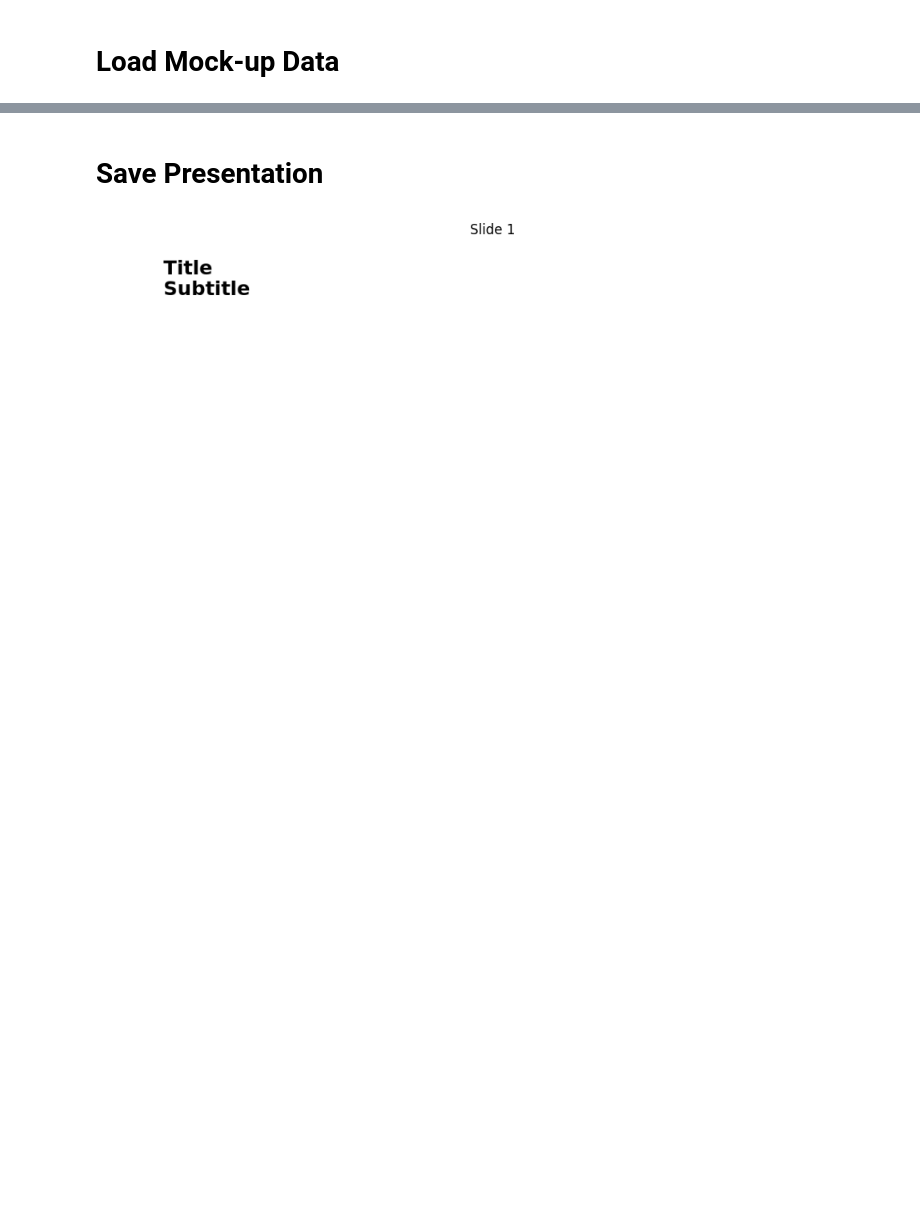
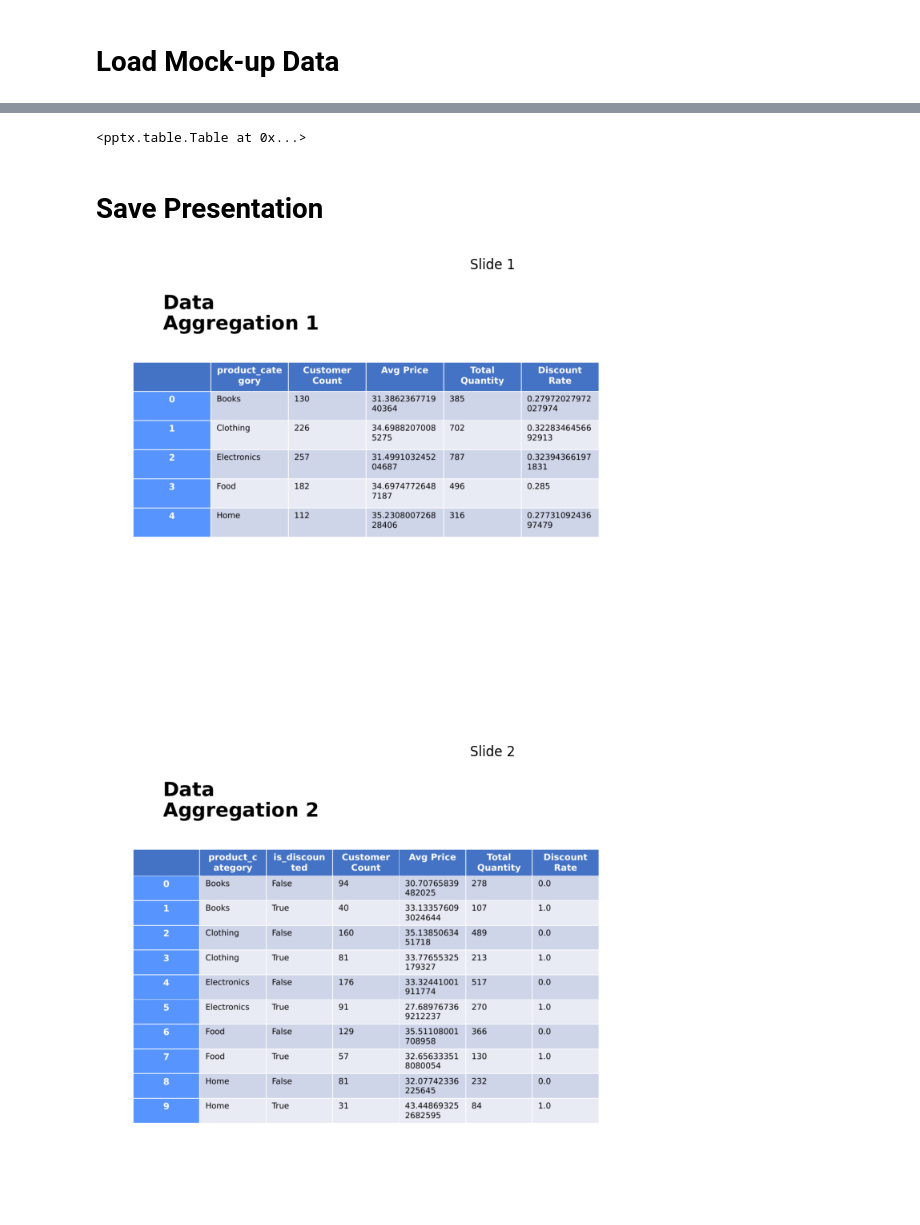
Before and after one commit to toddbenanzer/work_utils2, a Jupyter notebook: notebooks/presentation/example_01_simple_slides.ipynb, the cells around one changed output, grey strips where cells are left out. Cells and saved outputs as stored; diff of their text form; code cells hidden in the pictures; blank space fills up the shorter version.

Commit message:
Enhance PowerPoint presentation module with detailed table addition and improve preview utility to convert PPTX to PDF before generating images

```diff
--- a/notebooks/presentation/example_01_simple_slides.ipynb
+++ b/notebooks/presentation/example_01_simple_slides.ipynb
@@ -49,3 +91,9 @@ slide.add_table(data=agg_df, left=0.5, top=1.5, width=8, height=3)
+# %%
+slide = ppt.add_slide('Title Only')
+slide.set_title(title='Data', subtitle='Aggregation 2')
+slide.add_table(data=agg_df, left=0.5, top=1.5, width=8, height=3)
+# %% [output]
+<pptx.table.Table at 0x...>
 # %% [markdown]
 # Save Presentation
 # %%
@@ -60,6 +101,7 @@ slide.set_title(title='Data', subtitle='Aggregation 1')
 # %%
 from presentation.pptx_preview import preview_presentation
 # Preview an existing presentation
-preview_presentation(ppt, slide_numbers=1)
+preview_presentation(ppt)
 # %% [output]
-[figure, old version]
+[figure, new version]
+[figure, added]
```
Also changed, not shown: parts of 8 cells of this notebook, 4 other files.
